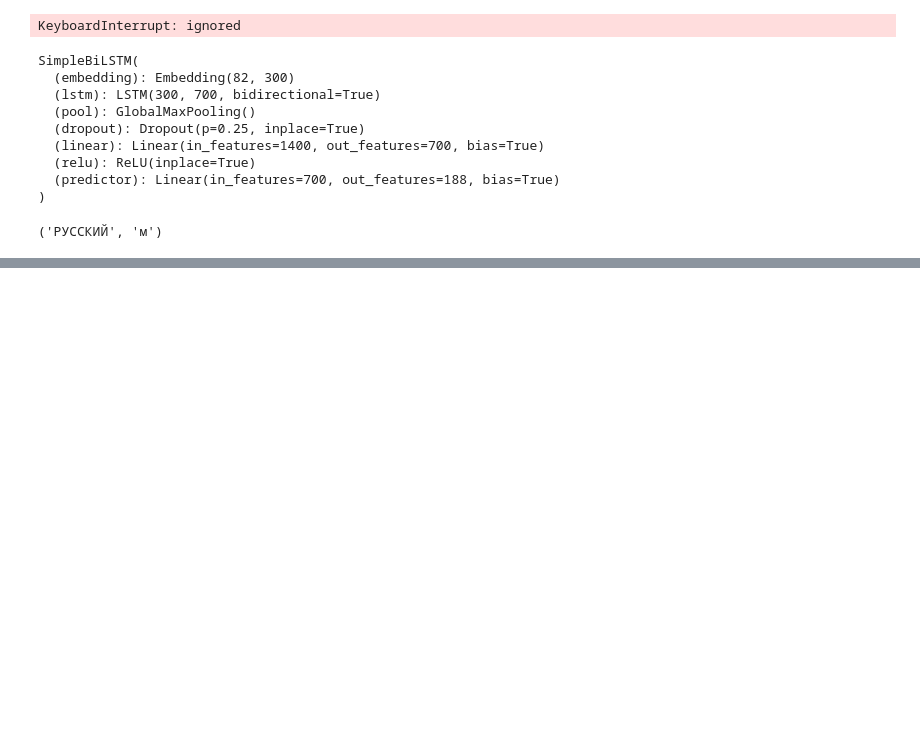
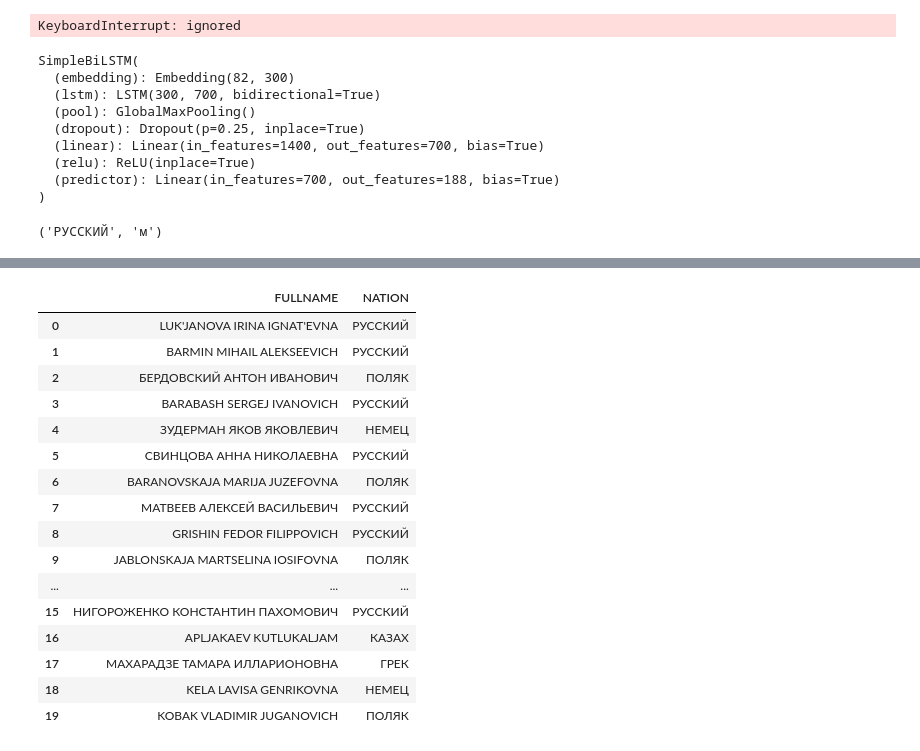
Before and after one commit to artFch/my-part-trpo2020, a Jupyter notebook: BaseLine.ipynb, the cells around one changed output, grey strips where cells are left out. Saved outputs shown, nothing was run; the diff lists cells and outputs as text; code cells hidden in the pictures; blank space fills up the shorter version.

Commit message:
Add output of data with pridicts

```diff
--- a/BaseLine.ipynb
+++ b/BaseLine.ipynb
@@ -361,0 +374,34 @@ test_iter = Iterator(test,
+# %%
+def get_predict():
+  predicts = list()
+  for x in test_iter:
+     x = x.FULLNAME
+     preds = model(x).max(1)[1].data
+     predicts.extend(list(preds.data.cpu().numpy()))
+  return predicts
+# %%
+predict = get_predict()
+# %%
+test = pd.read_csv('/content/drive/My Drive/data_test_.csv')
+# %%
+test['NATION'] = encoder.inverse_transform(predict)
+# %%
+test.head(20)
+# %% [output]
+|  | FULLNAME | NATION |
+| 0 | LUK'JANOVA IRINA IGNAT'EVNA | РУССКИЙ |
+| 1 | BARMIN MIHAIL ALEKSEEVICH | РУССКИЙ |
+| 2 | БЕРДОВСКИЙ АНТОН ИВАНОВИЧ | ПОЛЯК |
+| 3 | BARABASH SERGEJ IVANOVICH | РУССКИЙ |
+| 4 | ЗУДЕРМАН ЯКОВ ЯКОВЛЕВИЧ | НЕМЕЦ |
+| 5 | СВИНЦОВА АННА НИКОЛАЕВНА | РУССКИЙ |
+| 6 | BARANOVSKAJA MARIJA JUZEFOVNA | ПОЛЯК |
+| 7 | МАТВЕЕВ АЛЕКСЕЙ ВАСИЛЬЕВИЧ | РУССКИЙ |
+| 8 | GRISHIN FEDOR FILIPPOVICH | РУССКИЙ |
+| 9 | JABLONSKAJA MARTSELINA IOSIFOVNA | ПОЛЯК |
+| ... | ... | ... |
+| 15 | НИГОРОЖЕНКО КОНСТАНТИН ПАХОМОВИЧ | РУССКИЙ |
+| 16 | APLJAKAEV KUTLUKALJAM | КАЗАХ |
+| 17 | МАХАРАДЗЕ ТАМАРА ИЛЛАРИОНОВНА | ГРЕК |
+| 18 | KELA LAVISA GENRIKOVNA | НЕМЕЦ |
+| 19 | KOBAK VLADIMIR JUGANOVICH | ПОЛЯК |
```
Also changed, not shown: parts of 4 cells of this notebook.
